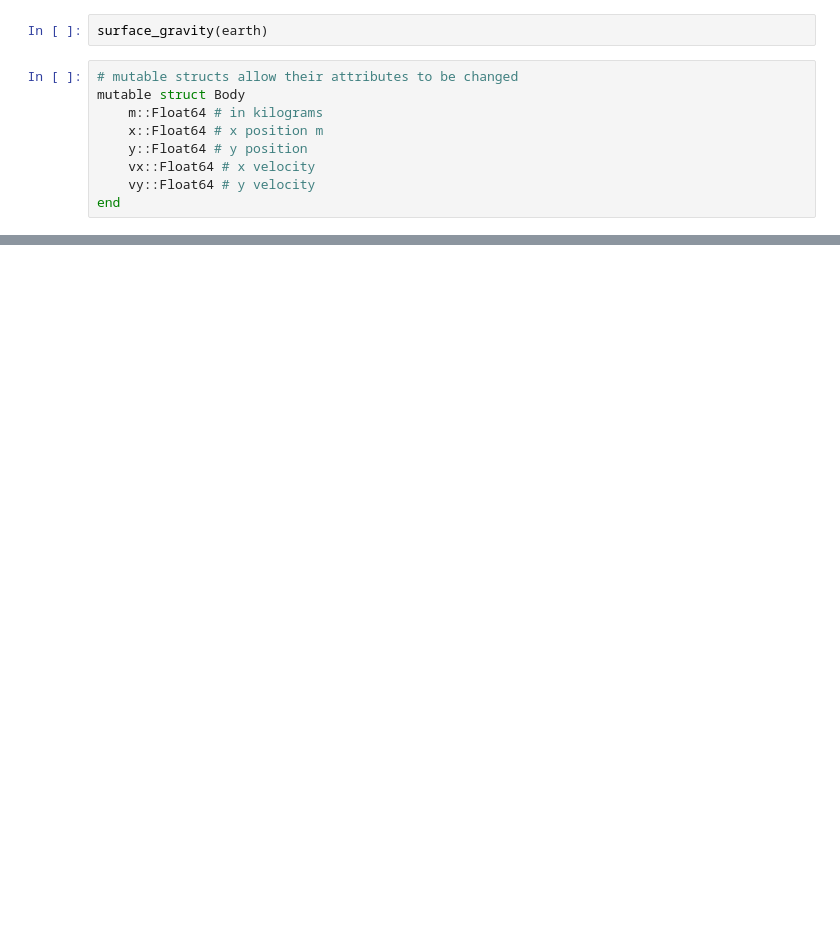
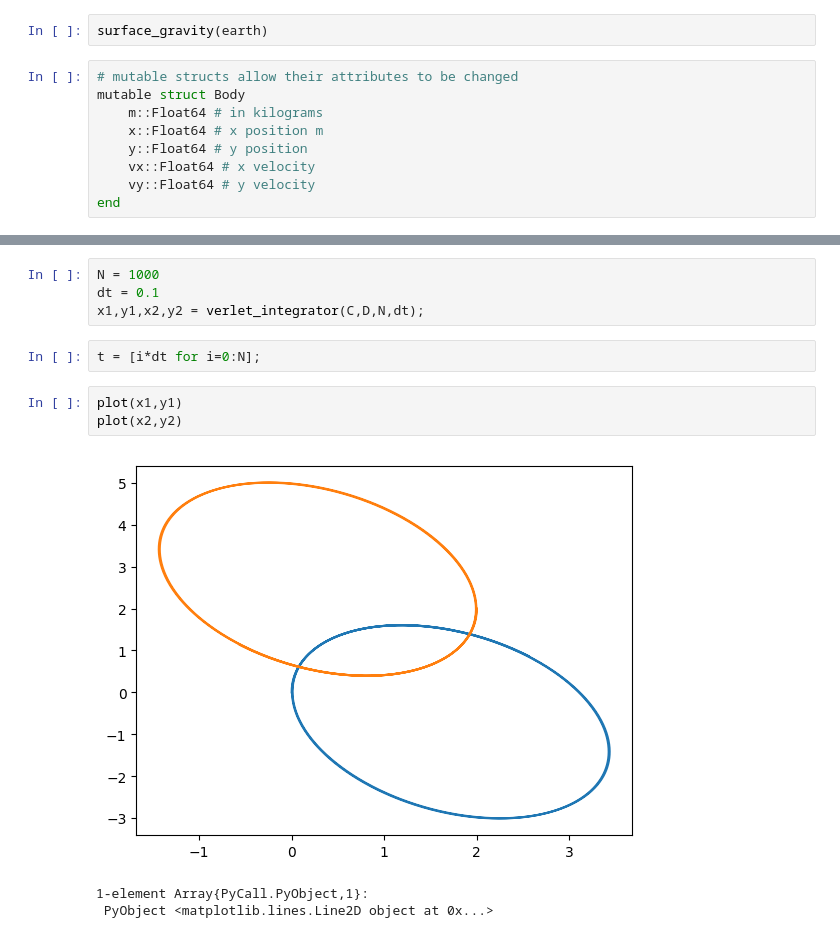
Before and after one commit to aboustati/intro_to_computing_2018, a Jupyter notebook: julia/julia_introduction.ipynb, the cells around one changed output, grey strips where cells are left out. Drawn from its saved outputs; the diff is of its cells as text; blank space fills up the shorter version.

```diff
--- a/julia/julia_introduction.ipynb
+++ b/julia/julia_introduction.ipynb
@@ -381,0 +453,13 @@ acceleration (generic function with 1 method)
+# %%
+N = 1000
+dt = 0.1
+x1,y1,x2,y2 = verlet_integrator(C,D,N,dt);
+# %%
+t = [i*dt for i=0:N];
+# %%
+plot(x1,y1)
+plot(x2,y2)
+# %% [output]
+[figure, added]
+1-element Array{PyCall.PyObject,1}:
+ PyObject <matplotlib.lines.Line2D object at 0x...>
```
Also changed, not shown: parts of 10 cells of this notebook.
